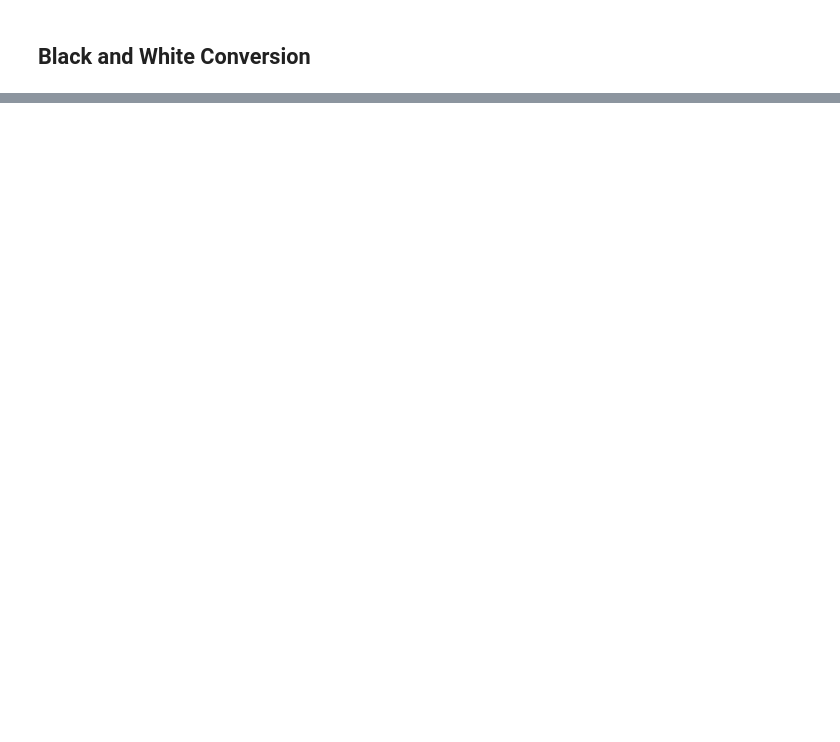
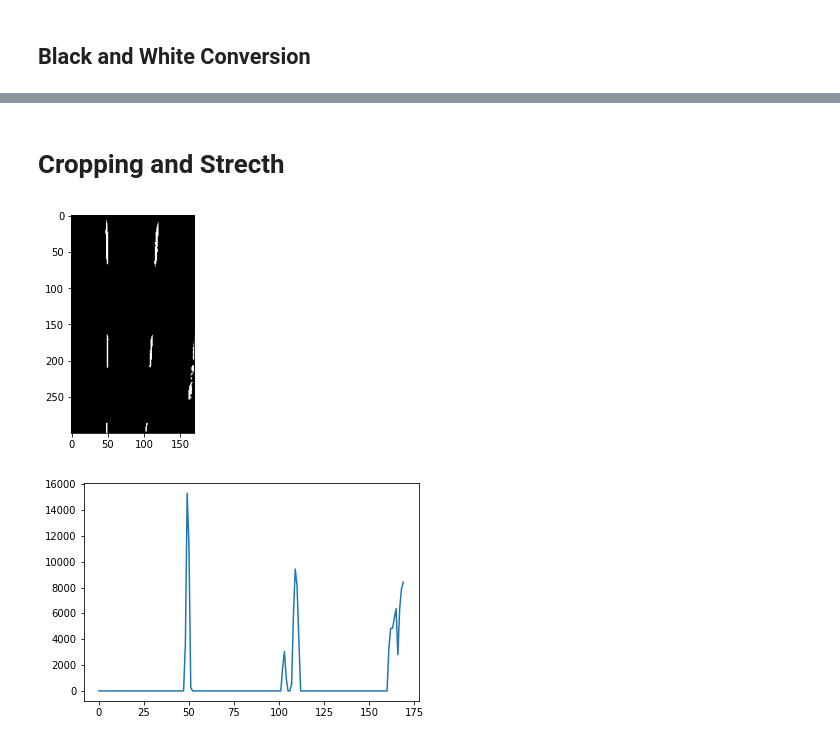
Before and after one commit to kaenova/ETS2AP, a Jupyter notebook: notebooks/Test Image Processing (1366x768 picture).ipynb, the cells around one changed output, grey strips where cells are left out. Cells and saved outputs as stored; diff of their text form; code cells hidden in the pictures; blank space fills up the shorter version.

Commit message:
Notebook :: Trying sliding window technique

```diff
--- a/notebooks/Test Image Processing (1366x768 picture).ipynb
+++ b/notebooks/Test Image Processing (1366x768 picture).ipynb
@@ -107,0 +109,12 @@ plt.show()
+# %% [markdown]
+# Cropping and Strecth
+# %%
+cropped_before_sliding_window = black_and_white[:, 80:250]
+plt.imshow(cropped_before_sliding_window, cmap="gray")
+plt.show()
+histogram = np.sum(cropped_before_sliding_window[cropped_before_sliding_window.shape[0] // 2:, :], axis=0)
+plt.plot(histogram)
+plt.show()
+# %% [output]
+[figure, added]
+[figure, added]
```
Also changed, not shown: parts of 9 cells of this notebook, 1 other file.
